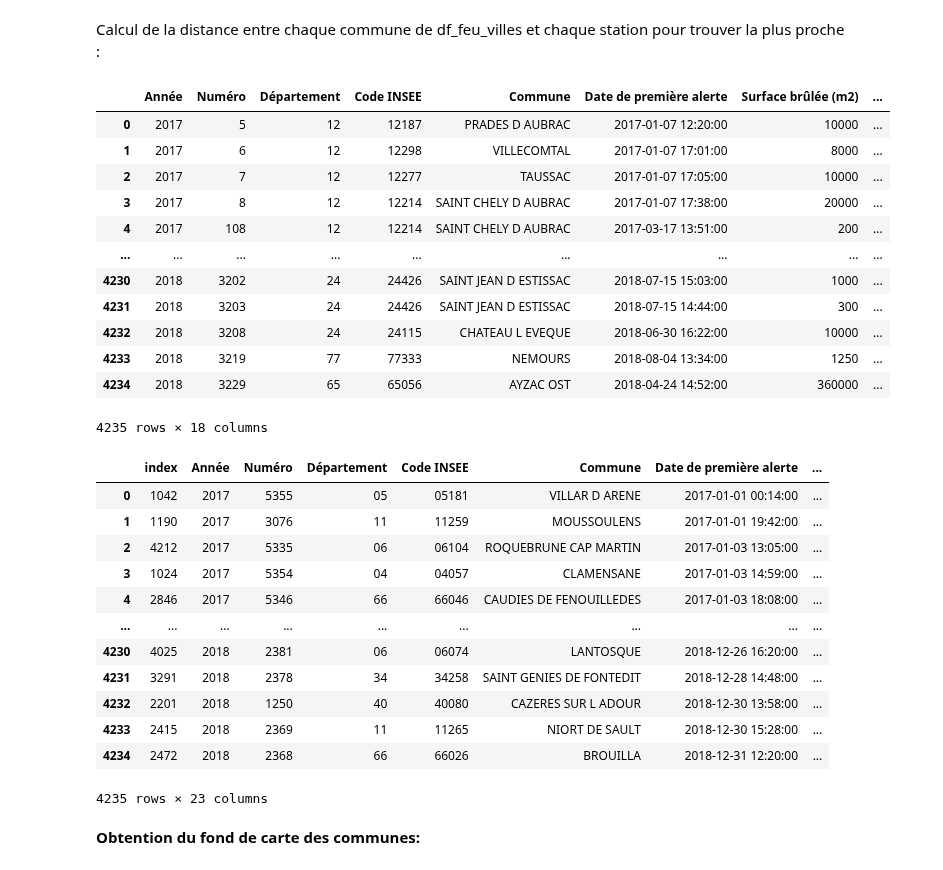
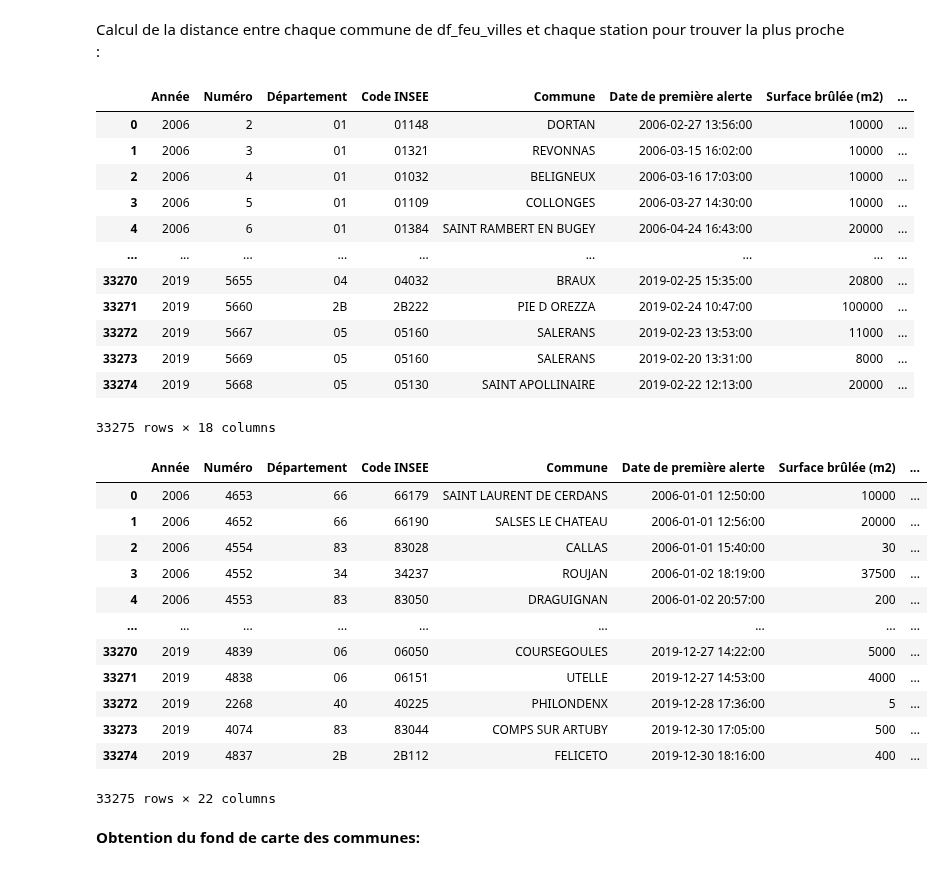
Before and after one commit to Theo-Clavel/feux_de_foret, a Jupyter notebook: main.ipynb, the cells around one changed output. Cells and saved outputs as stored; diff of their text form; code cells hidden in the pictures.

```diff
--- a/main.ipynb
+++ b/main.ipynb
@@ -206,7 +206,7 @@ villes
 On utilise la base de données BDIFF pour les feux de forêt
 https://bdiff.agriculture.gouv.fr/incendies
 # %%
-df_feu = pd.read_csv('data_feux_2ans.csv', sep = ';', skiprows = [0,1])  #skiprows jusqu'à 4 pour data_feux.csv
+df_feu = pd.read_csv('data_feux.csv', sep = ';', skiprows = [0,1,2,3,4])
 df_feu = df_feu.dropna(axis = 0, subset = ['Département', 'Commune'])
 import unidecode
 df_feu['Commune'] = df_feu['Commune'].apply(lambda row: unidecode.unidecode(row))
@@ -306,41 +306,41 @@ df_feu_villes['Station la plus proche'] = df_feu_villes['Code INSEE'].apply(lamb
 df_feu_villes
 # %% [output]
 |  | Année | Numéro | Département | Code INSEE | Commune | Date de première alerte | Surface brûlée (m2) | ... |
-| 0 | 2017 | 5 | 12 | 12187 | PRADES D AUBRAC | 2017-01-07 12:20:00 | 10000 | ... |
-| 1 | 2017 | 6 | 12 | 12298 | VILLECOMTAL | 2017-01-07 17:01:00 | 8000 | ... |
-| 2 | 2017 | 7 | 12 | 12277 | TAUSSAC | 2017-01-07 17:05:00 | 10000 | ... |
-| 3 | 2017 | 8 | 12 | 12214 | SAINT CHELY D AUBRAC | 2017-01-07 17:38:00 | 20000 | ... |
-| 4 | 2017 | 108 | 12 | 12214 | SAINT CHELY D AUBRAC | 2017-03-17 13:51:00 | 200 | ... |
+| 0 | 2006 | 2 | 01 | 01148 | DORTAN | 2006-02-27 13:56:00 | 10000 | ... |
+| 1 | 2006 | 3 | 01 | 01321 | REVONNAS | 2006-03-15 16:02:00 | 10000 | ... |
+| 2 | 2006 | 4 | 01 | 01032 | BELIGNEUX | 2006-03-16 17:03:00 | 10000 | ... |
+| 3 | 2006 | 5 | 01 | 01109 | COLLONGES | 2006-03-27 14:30:00 | 10000 | ... |
+| 4 | 2006 | 6 | 01 | 01384 | SAINT RAMBERT EN BUGEY | 2006-04-24 16:43:00 | 20000 | ... |
 | ... | ... | ... | ... | ... | ... | ... | ... | ... |
-| 4230 | 2018 | 3202 | 24 | 24426 | SAINT JEAN D ESTISSAC | 2018-07-15 15:03:00 | 1000 | ... |
-| 4231 | 2018 | 3203 | 24 | 24426 | SAINT JEAN D ESTISSAC | 2018-07-15 14:44:00 | 300 | ... |
-| 4232 | 2018 | 3208 | 24 | 24115 | CHATEAU L EVEQUE | 2018-06-30 16:22:00 | 10000 | ... |
-| 4233 | 2018 | 3219 | 77 | 77333 | NEMOURS | 2018-08-04 13:34:00 | 1250 | ... |
-| 4234 | 2018 | 3229 | 65 | 65056 | AYZAC OST | 2018-04-24 14:52:00 | 360000 | ... |
+| 33270 | 2019 | 5655 | 04 | 04032 | BRAUX | 2019-02-25 15:35:00 | 20800 | ... |
+| 33271 | 2019 | 5660 | 2B | 2B222 | PIE D OREZZA | 2019-02-24 10:47:00 | 100000 | ... |
+| 33272 | 2019 | 5667 | 05 | 05160 | SALERANS | 2019-02-23 13:53:00 | 11000 | ... |
+| 33273 | 2019 | 5669 | 05 | 05160 | SALERANS | 2019-02-20 13:31:00 | 8000 | ... |
+| 33274 | 2019 | 5668 | 05 | 05130 | SAINT APOLLINAIRE | 2019-02-22 12:13:00 | 20000 | ... |
-4235 rows × 18 columns
+33275 rows × 18 columns
 # %%
 df_fdf = pd.merge(df_feu_villes, stations, how = 'inner', left_on = 'Station la plus proche', right_on = 'Nom')
 df_fdf = df_fdf.drop(columns = 'Nom')
 df_fdf = df_fdf.rename(columns={"Longitude_x": "Longitude commune",
                                   "Latitude_x": "Latitude commune", "ID": "id_station", "Latitude_y": "Latitude station",
                                   "Longitude_y": "Longitude station", "Altitude": "Altitude station"})
 df_fdf = df_fdf.sort_values(by = ['Date de première alerte'])
-df_fdf = df_fdf.reset_index()
+df_fdf = df_fdf.reset_index(drop = True)
 df_fdf
 # %% [output]
-|  | index | Année | Numéro | Département | Code INSEE | Commune | Date de première alerte | ... |
-| 0 | 1042 | 2017 | 5355 | 05 | 05181 | VILLAR D ARENE | 2017-01-01 00:14:00 | ... |
-| 1 | 1190 | 2017 | 3076 | 11 | 11259 | MOUSSOULENS | 2017-01-01 19:42:00 | ... |
-| 2 | 4212 | 2017 | 5335 | 06 | 06104 | ROQUEBRUNE CAP MARTIN | 2017-01-03 13:05:00 | ... |
-| 3 | 1024 | 2017 | 5354 | 04 | 04057 | CLAMENSANE | 2017-01-03 14:59:00 | ... |
-| 4 | 2846 | 2017 | 5346 | 66 | 66046 | CAUDIES DE FENOUILLEDES | 2017-01-03 18:08:00 | ... |
+|  | Année | Numéro | Département | Code INSEE | Commune | Date de première alerte | Surface brûlée (m2) | ... |
+| 0 | 2006 | 4653 | 66 | 66179 | SAINT LAURENT DE CERDANS | 2006-01-01 12:50:00 | 10000 | ... |
+| 1 | 2006 | 4652 | 66 | 66190 | SALSES LE CHATEAU | 2006-01-01 12:56:00 | 20000 | ... |
+| 2 | 2006 | 4554 | 83 | 83028 | CALLAS | 2006-01-01 15:40:00 | 30 | ... |
+| 3 | 2006 | 4552 | 34 | 34237 | ROUJAN | 2006-01-02 18:19:00 | 37500 | ... |
+| 4 | 2006 | 4553 | 83 | 83050 | DRAGUIGNAN | 2006-01-02 20:57:00 | 200 | ... |
 | ... | ... | ... | ... | ... | ... | ... | ... | ... |
-| 4230 | 4025 | 2018 | 2381 | 06 | 06074 | LANTOSQUE | 2018-12-26 16:20:00 | ... |
-| 4231 | 3291 | 2018 | 2378 | 34 | 34258 | SAINT GENIES DE FONTEDIT | 2018-12-28 14:48:00 | ... |
-| 4232 | 2201 | 2018 | 1250 | 40 | 40080 | CAZERES SUR L ADOUR | 2018-12-30 13:58:00 | ... |
-| 4233 | 2415 | 2018 | 2369 | 11 | 11265 | NIORT DE SAULT | 2018-12-30 15:28:00 | ... |
-| 4234 | 2472 | 2018 | 2368 | 66 | 66026 | BROUILLA | 2018-12-31 12:20:00 | ... |
+| 33270 | 2019 | 4839 | 06 | 06050 | COURSEGOULES | 2019-12-27 14:22:00 | 5000 | ... |
+| 33271 | 2019 | 4838 | 06 | 06151 | UTELLE | 2019-12-27 14:53:00 | 4000 | ... |
+| 33272 | 2019 | 2268 | 40 | 40225 | PHILONDENX | 2019-12-28 17:36:00 | 5 | ... |
+| 33273 | 2019 | 4074 | 83 | 83044 | COMPS SUR ARTUBY | 2019-12-30 17:05:00 | 500 | ... |
+| 33274 | 2019 | 4837 | 2B | 2B112 | FELICETO | 2019-12-30 18:16:00 | 400 | ... |
-4235 rows × 23 columns
+33275 rows × 22 columns
 # %% [markdown]
 **Obtention du fond de carte des communes:**
 # %%
```
Also changed, not shown: parts of 9 cells of this notebook.
